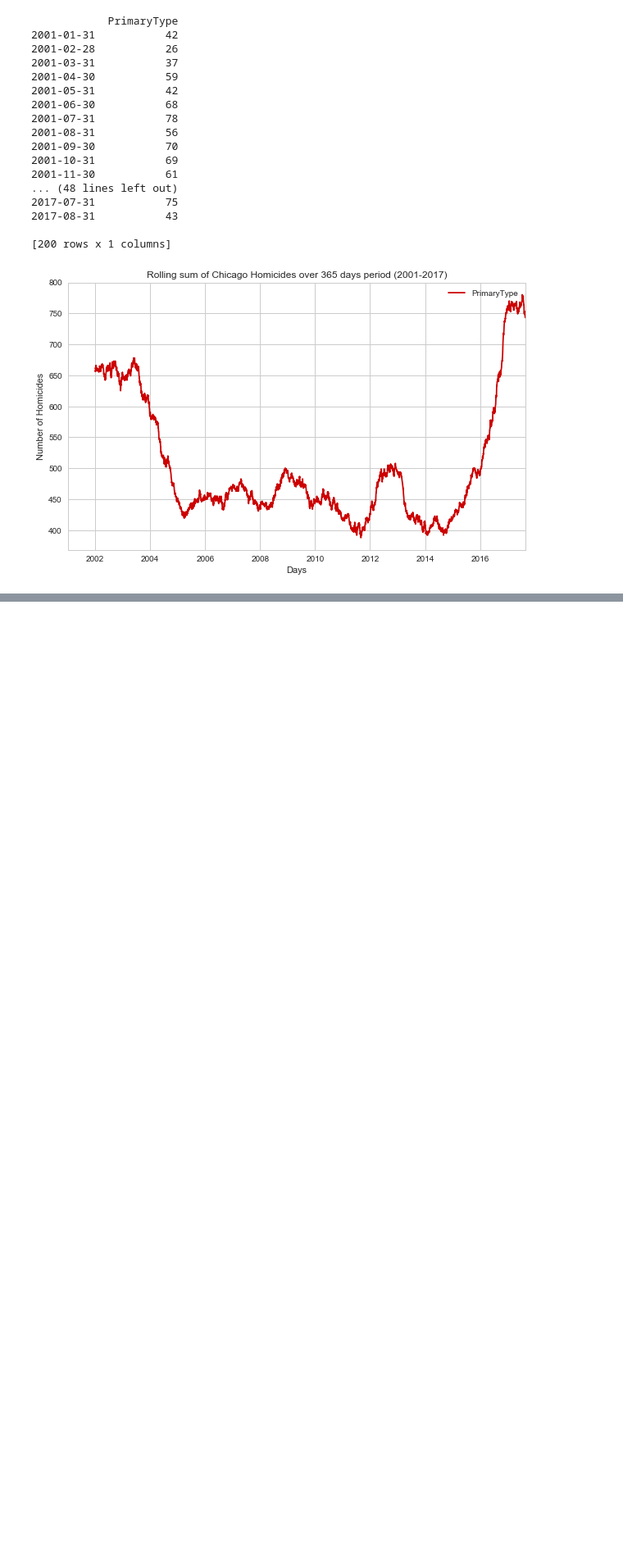
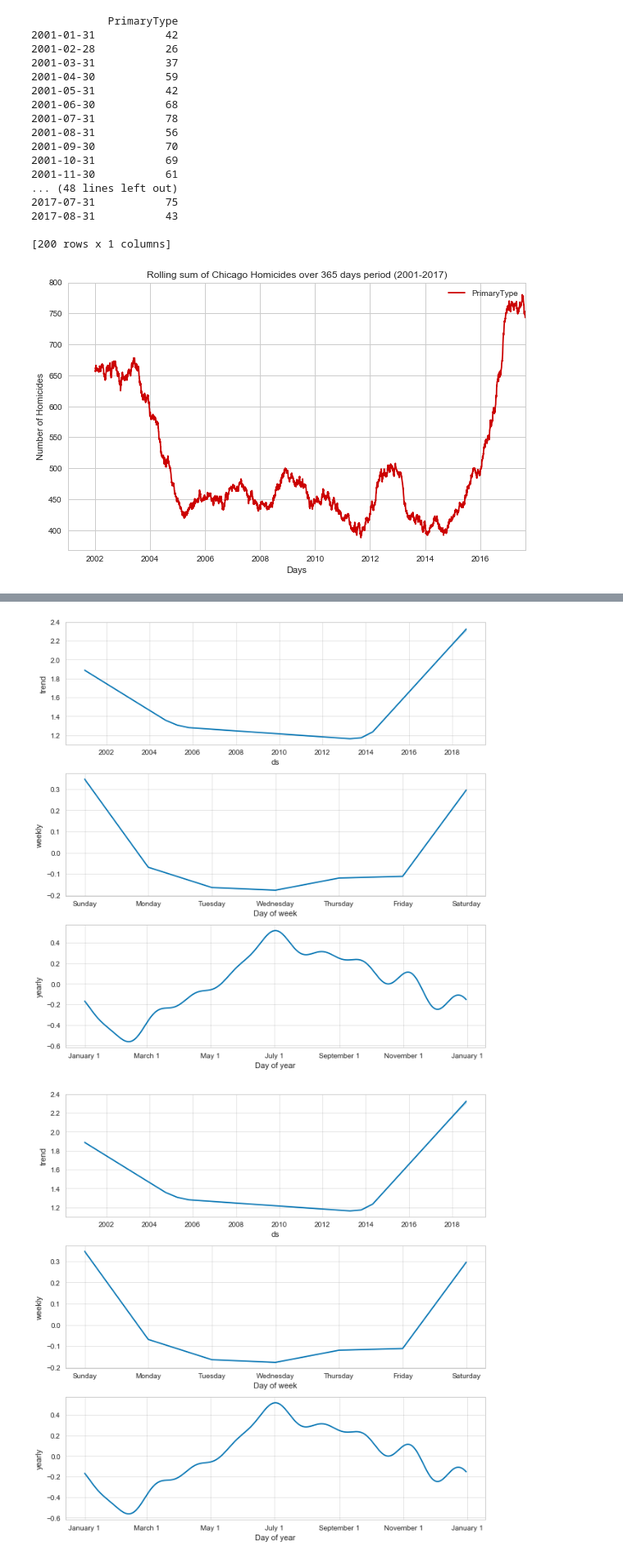
Before and after one commit to RandomFractals/ChicagoCrimes, a Jupyter notebook: notebooks/chicago-homicides-rolling-sum.ipynb, the cells around one changed output, grey strips where cells are left out. Shown at 82% size. Cells and saved outputs as stored; diff of their text form; code cells hidden in the pictures; blank space fills up the shorter version.

```diff
--- a/notebooks/chicago-homicides-rolling-sum.ipynb
+++ b/notebooks/chicago-homicides-rolling-sum.ipynb
@@ -66,0 +107,5 @@ plt.show()
+# %%
+homicides_model.plot_components(homicides_forecast)
+# %% [output]
+[figure, added]
+[figure, added]
```
Also changed, not shown: parts of 6 cells of this notebook.
